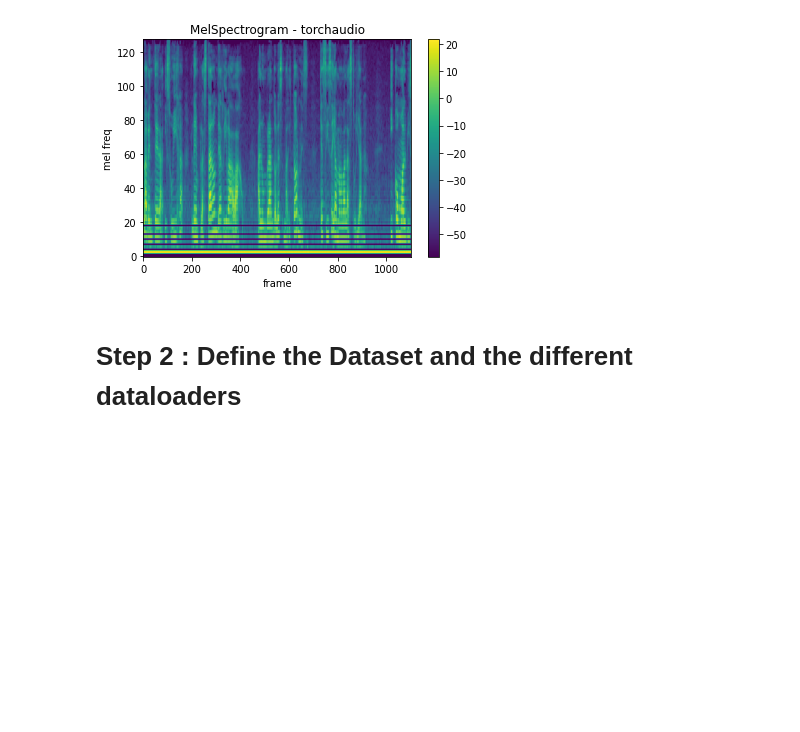
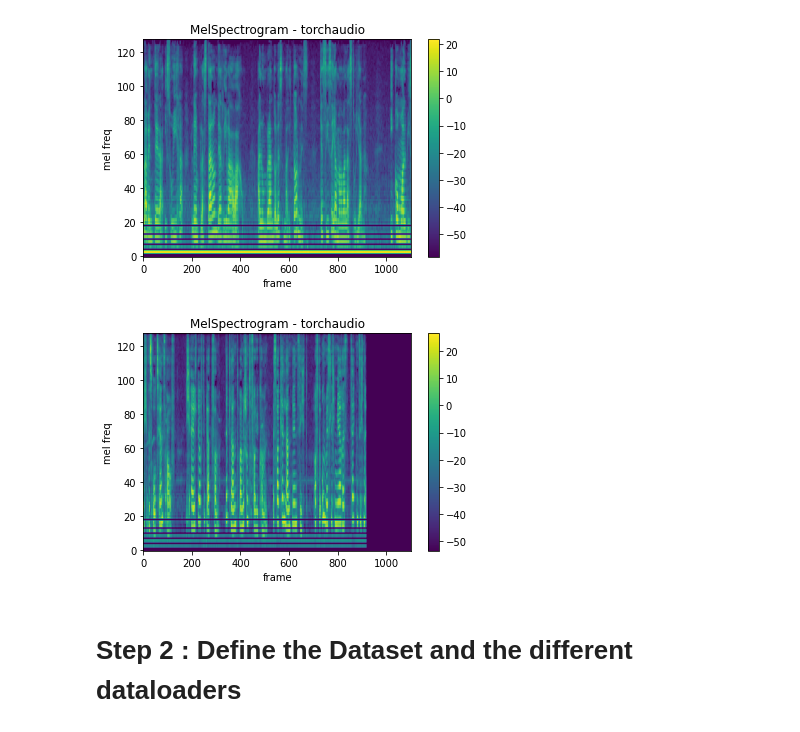
Before and after one commit to Zappandy/spoken_language_detector, a Jupyter notebook: Spoken_language_recognition.ipynb, the cells around one changed output. Cells and saved outputs as stored; diff of their text form; code cells hidden in the pictures; blank space fills up the shorter version.

```diff
--- a/Spoken_language_recognition.ipynb
+++ b/Spoken_language_recognition.ipynb
@@ -59,5 +61,11 @@ spectro = flac_to_spectro("/content/drive/MyDrive/neural networks project/test_s
 plot_spectrogram(spectro[0], title="MelSpectrogram - torchaudio", ylabel="mel freq")
 # %% [output]
 [figure]
+# %%
+# Example
+spectro = flac_to_spectro("/content/de_f_0809fd0642232f8c85b0b3d545dc2b5a.fragment10.speed8.flac")
+plot_spectrogram(spectro[0], title="MelSpectrogram - torchaudio", ylabel="mel freq")
+# %% [output]
+[figure, added]
 # %% [markdown]
 # Step 2 : Define the Dataset and the different dataloaders
```
Also changed, not shown: parts of 13 cells of this notebook.
